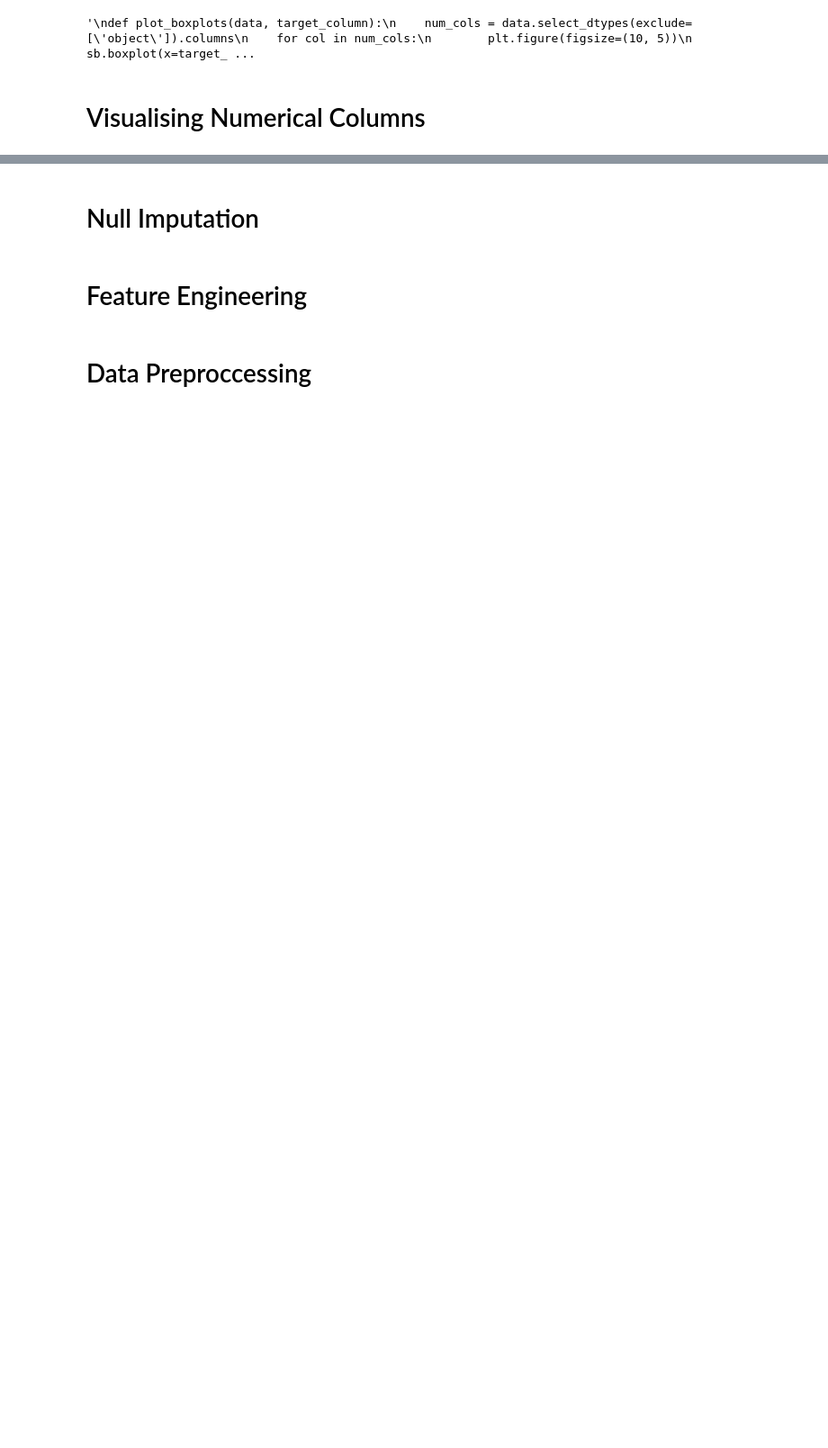
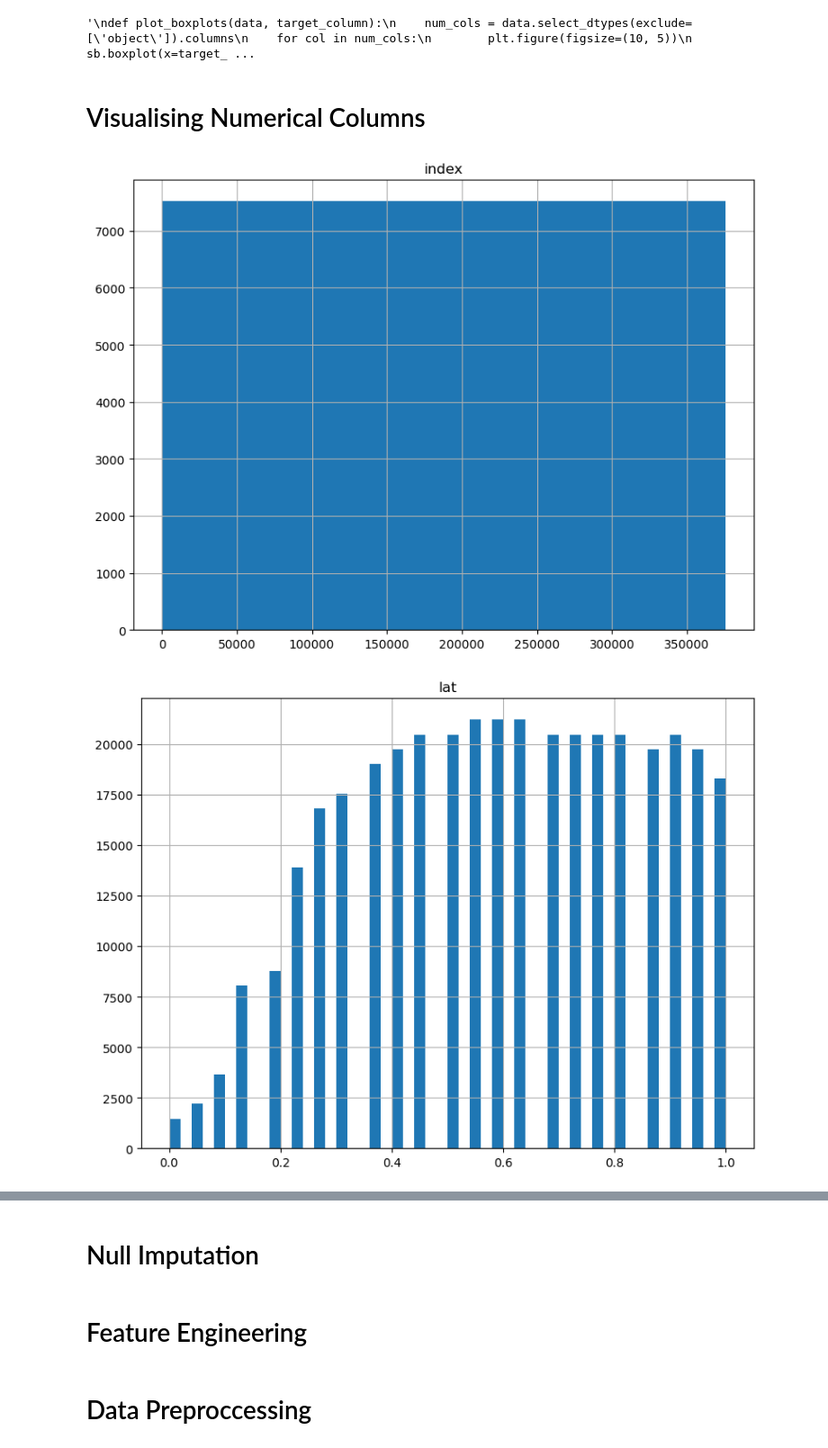
Before and after one commit to ThoughtfulMind/WiDS2023, a Jupyter notebook: wids2023-data-buddies.ipynb, the cells around one changed output, grey strips where cells are left out. Shown at 90% size. Cells and saved outputs as stored; diff of their text form; code cells hidden in the pictures; blank space fills up the shorter version.

```diff
--- a/wids2023-data-buddies.ipynb
+++ b/wids2023-data-buddies.ipynb
@@ -383,30 +397,34 @@ plot_boxplots(cc_train, 'contest-tmp2m-14d__tmp2m')
 # %%
 # Plot histograms for all numerical columns
 num_cols = cc_train.columns
 def plot_histograms(data, column_list):
     """
     This function plots histograms based on the number of columns and data provided.
 
     Parameters
     ----------
     data : pandas dataframe
         The data to be plotted.
     column_list : a list
         The list of 10 numerical column names from the dataset..
 
     Returns
     -------
     void
         Displays histograms from matplotlib.
         The histograms that are being plotted are frequency histograms
         for the numerical columns specified in the column_list parameter .
     """
     num_cols = column_list
     for col in num_cols:
         plt.figure(figsize=(8, 6))
         data[col].hist(bins=50)
         plt.title(col)
         plt.tight_layout()
         plt.show()
 
-# plot_histograms(cc_train, num_cols[:10])
+plot_histograms(cc_train, num_cols[:10])
+#plt.show()
+# %% [output]
+[figure, added]
+[figure, added]
```
Also changed, not shown: parts of 7 cells of this notebook.
